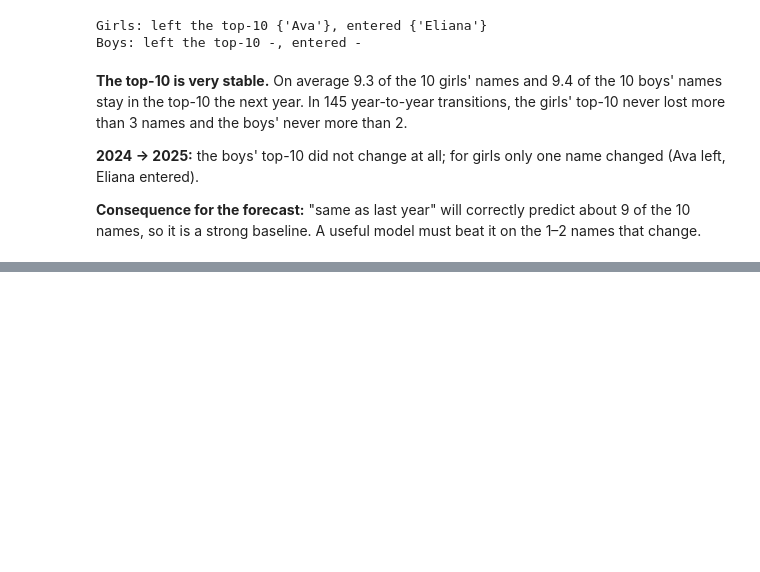
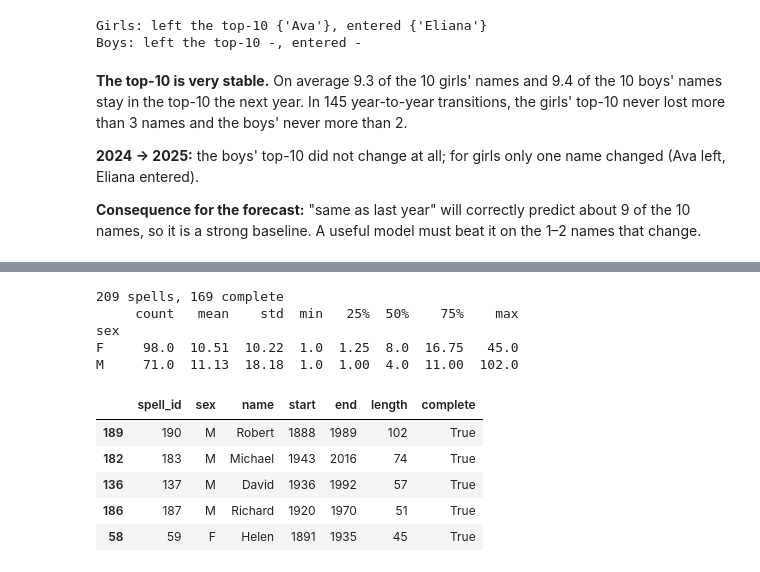
Before and after one commit to annaring2023/names_2027, a Jupyter notebook: part_B_diversity.ipynb, the cells around one changed output, grey strips where cells are left out. Cells and saved outputs as stored; diff of their text form; code cells hidden in the pictures; blank space fills up the shorter version.

```diff
--- a/part_B_diversity.ipynb
+++ b/part_B_diversity.ipynb
@@ -253,0 +263,30 @@ names stay in the top-10 the next year.  In 145 year-to-year transitions, the gi
+# %%
+FIRST, LAST = names.year.min(), names.year.max()
+
+top = (names[names["rank"] <= 10][["sex", "name", "year"]]
+       .sort_values(["sex", "name", "year"]))
+top["new_spell"] = top.groupby(["sex", "name"])["year"].diff() != 1
+top["spell_id"] = top["new_spell"].cumsum()
+
+spells = (top.groupby(["spell_id", "sex", "name"])["year"]
+          .agg(start="min", end="max")
+          .reset_index())
+spells["length"] = spells["end"] - spells["start"] + 1
+spells["complete"] = (spells["start"] > FIRST) & (spells["end"] < LAST)
+complete = spells[spells["complete"]]
+
+print(f"{len(spells)} spells, {len(complete)} complete")
+print(complete.groupby("sex")["length"].describe().round(2))
+complete.sort_values("length", ascending=False).head(5)
+# %% [output]
+209 spells, 169 complete
+     count   mean    std  min   25%  50%    75%    max
+sex
+F     98.0  10.51  10.22  1.0  1.25  8.0  16.75   45.0
+M     71.0  11.13  18.18  1.0  1.00  4.0  11.00  102.0
+|  | spell_id | sex | name | start | end | length | complete |
+| 189 | 190 | M | Robert | 1888 | 1989 | 102 | True |
+| 182 | 183 | M | Michael | 1943 | 2016 | 74 | True |
+| 136 | 137 | M | David | 1936 | 1992 | 57 | True |
+| 186 | 187 | M | Richard | 1920 | 1970 | 51 | True |
+| 58 | 59 | F | Helen | 1891 | 1935 | 45 | True |
```
Also changed, not shown: parts of 13 cells of this notebook.
